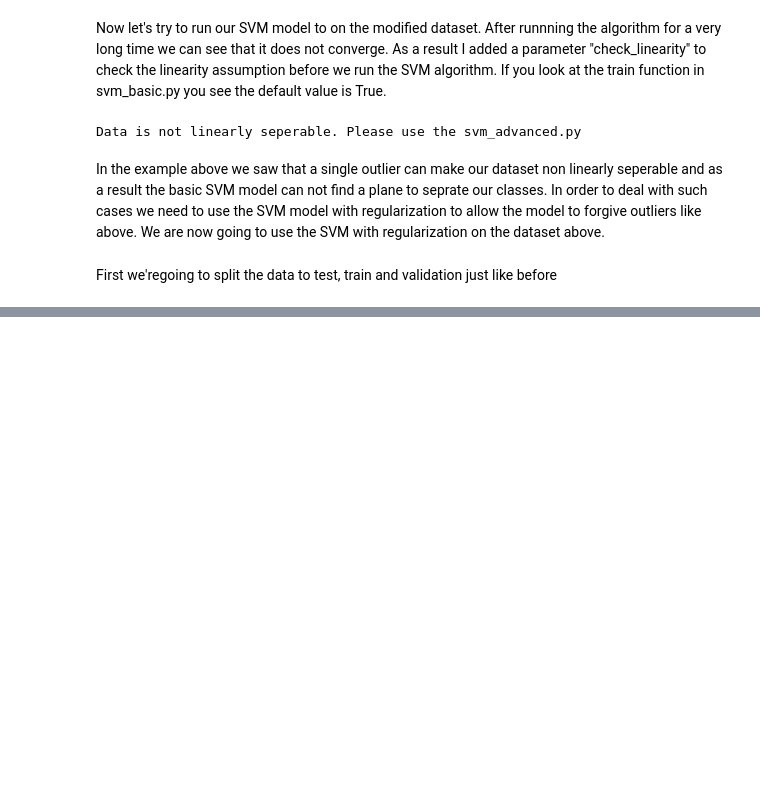
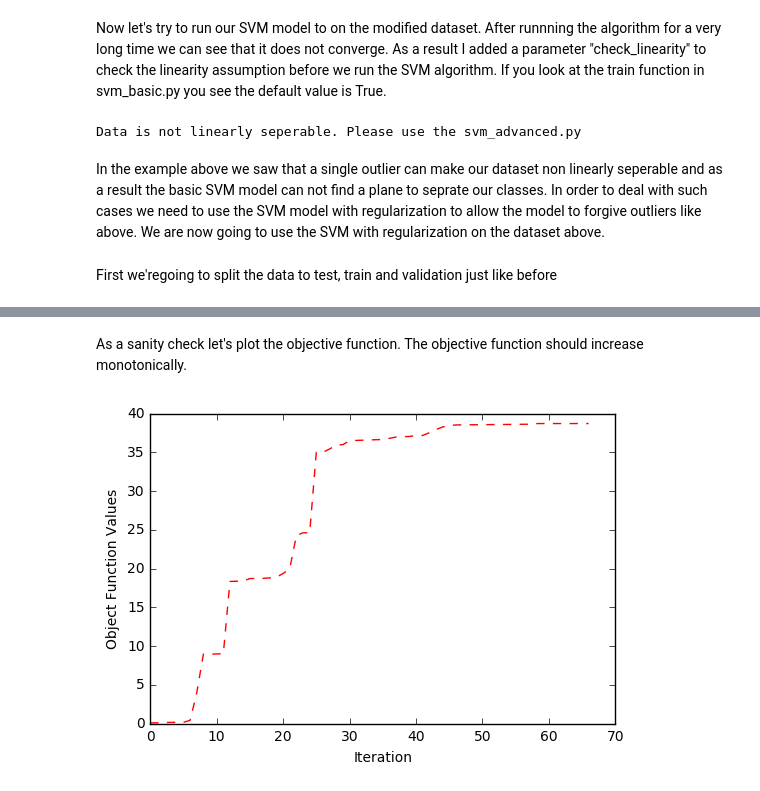
Before and after one commit to reza-asad/SVM-with-SMO, a Jupyter notebook: SVM.ipynb, the cells around one changed output, grey strips where cells are left out. Drawn from its saved outputs; the diff is of its cells as text; code cells hidden in the pictures; blank space fills up the shorter version.

```diff
--- a/SVM.ipynb
+++ b/SVM.ipynb
@@ -145,0 +144,9 @@ As a sanity check
+# %% [markdown]
+As a sanity check let's plot the objective function. The objective function should increase monotonically.
+# %%
+plt.ylabel("Object Function Values")
+plt.xlabel("Iteration")
+plt.plot(svm_adv.objective_func_values, 'r--')
+plt.show()
+# %% [output]
+[figure, added]
```
Also changed, not shown: parts of 2 cells of this notebook, 2 other files.
